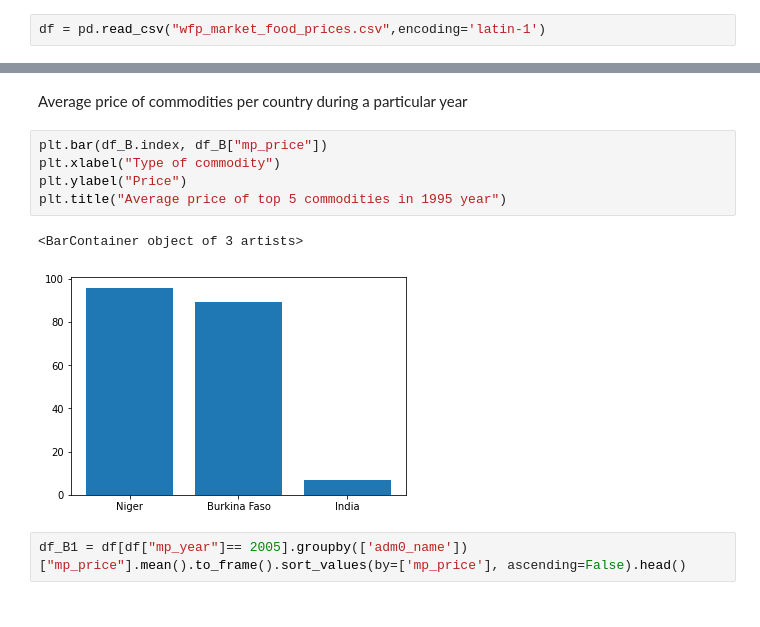
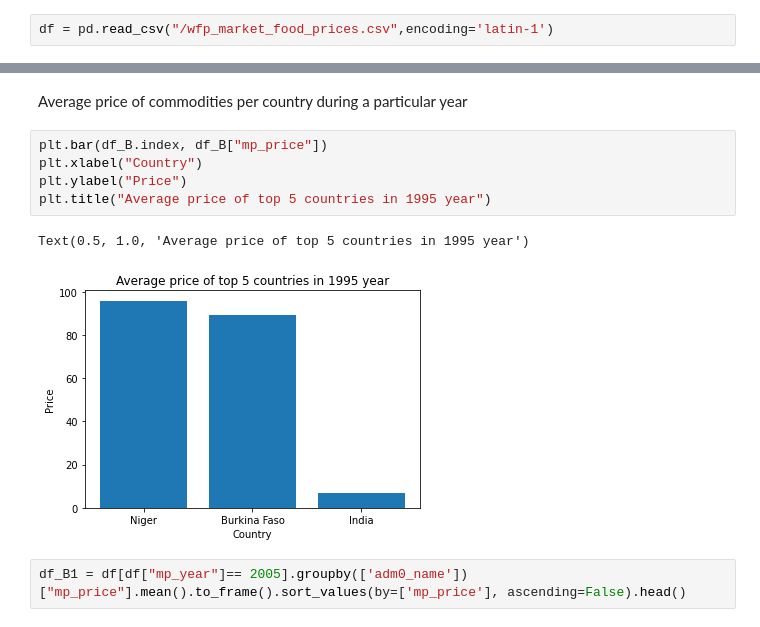
Before and after one commit to Shubhigupta1310/Bootcamp-Project, a Jupyter notebook: Global_food_price.ipynb, the cells around one changed output, grey strips where cells are left out. Cells and saved outputs as stored; diff of their text form.

```diff
--- a/Global_food_price.ipynb
+++ b/Global_food_price.ipynb
@@ -5,7 +5,7 @@ import pandas as pd
 # %%
 import numpy as np
 # %%
-df = pd.read_csv("wfp_market_food_prices.csv",encoding='latin-1')
+df = pd.read_csv("/wfp_market_food_prices.csv",encoding='latin-1')
 # %%
 df.info()
 # %% [output]
@@ -98,11 +100,11 @@ df_B = df[df["mp_year"]== 1995].groupby(['adm0_name'])["mp_price"].mean().to_fra
 Average price of commodities per country during a particular year
 # %%
 plt.bar(df_B.index, df_B["mp_price"])
-plt.xlabel("Type of commodity")
+plt.xlabel("Country")
 plt.ylabel("Price")
-plt.title("Average price of top 5 commodities in 1995 year")
+plt.title("Average price of top 5 countries in 1995 year")
 # %% [output]
-<BarContainer object of 3 artists>
+Text(0.5, 1.0, 'Average price of top 5 countries in 1995 year')
-[figure, old version]
+[figure, new version]
 # %%
 df_B1 = df[df["mp_year"]== 2005].groupby(['adm0_name'])["mp_price"].mean().to_frame().sort_values(by=['mp_price'], ascending=False).head()
```
Also changed, not shown: parts of 16 cells of this notebook.
